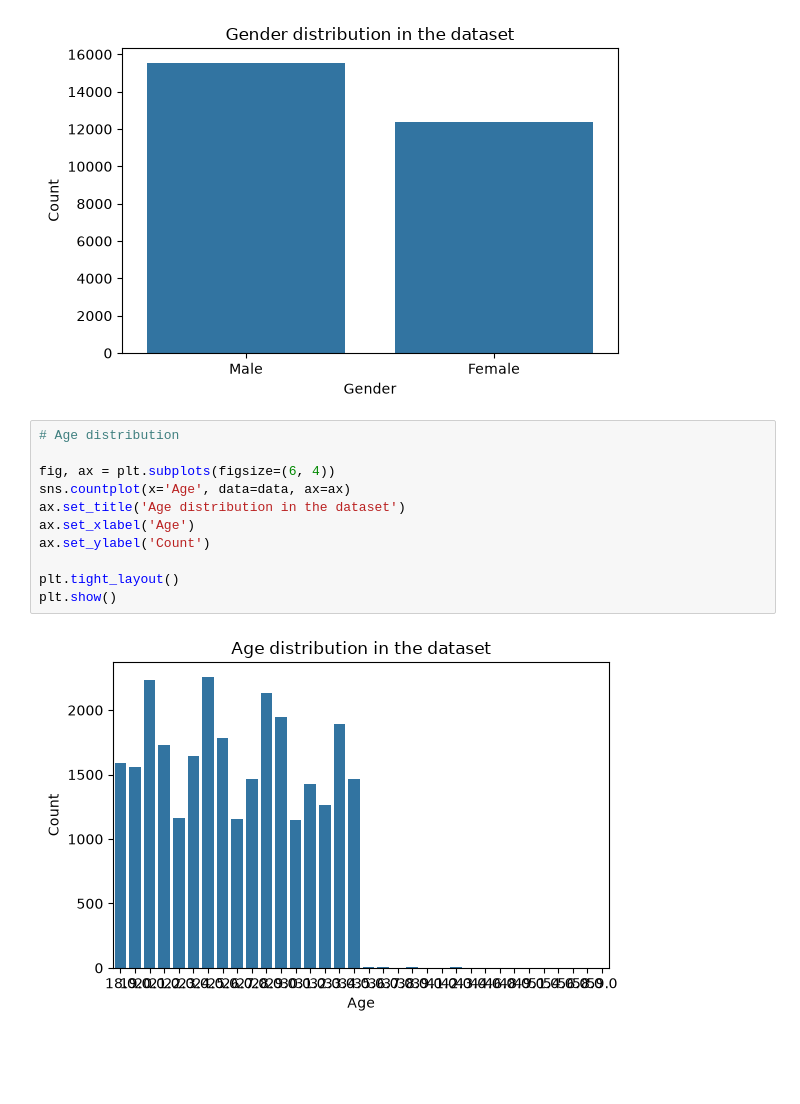
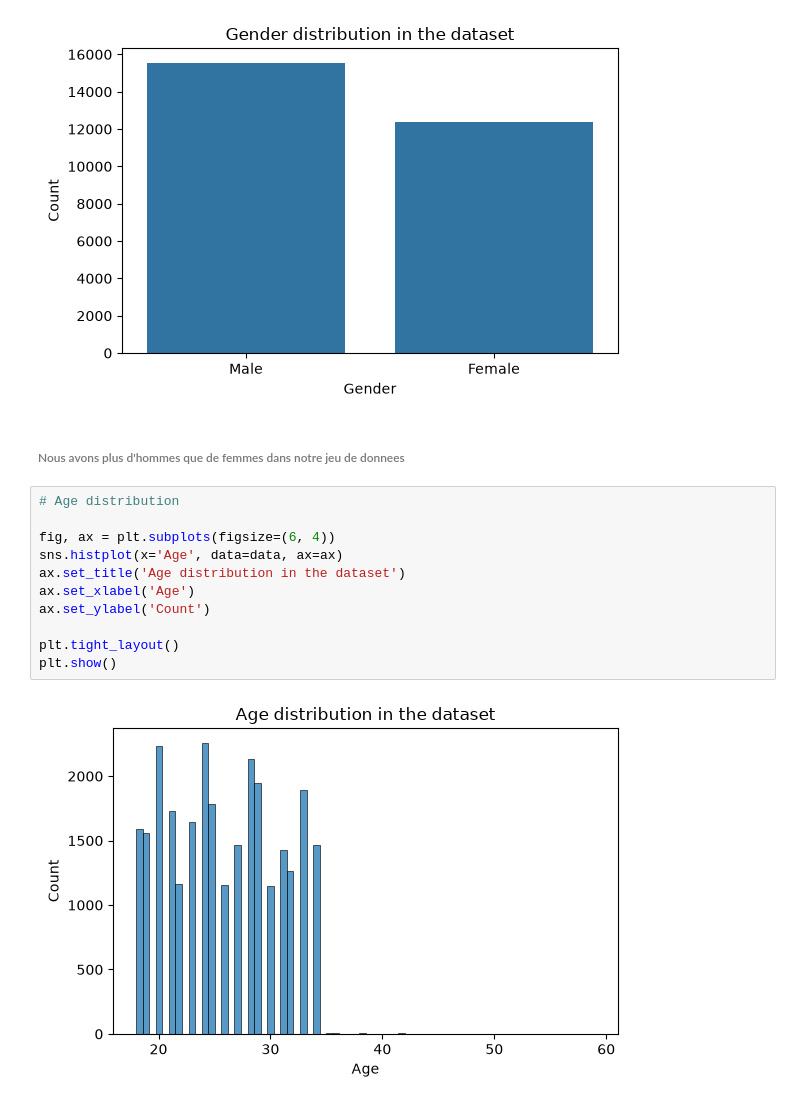
Before and after one commit to UlysseNMK312/Student_depression_analysis, a Jupyter notebook: notebooks/exploration.ipynb, the cells around one changed output. Saved outputs shown, nothing was run; the diff lists cells and outputs as text; blank space fills up the shorter version.

```diff
--- a/notebooks/exploration.ipynb
+++ b/notebooks/exploration.ipynb
@@ -202,16 +202,18 @@ plt.tight_layout()
 plt.show()
 # %% [output]
 [figure]
+# %% [markdown]
+###### Nous avons plus d'hommes que de femmes dans notre jeu de donnees
 # %%
 # Age distribution
 
 fig, ax = plt.subplots(figsize=(6, 4))
-sns.countplot(x='Age', data=data, ax=ax)
+sns.histplot(x='Age', data=data, ax=ax)
 ax.set_title('Age distribution in the dataset')
 ax.set_xlabel('Age')
 ax.set_ylabel('Count')
 
 plt.tight_layout()
 plt.show()
 # %% [output]
-[figure, old version]
+[figure, new version]
```
Also changed, not shown: parts of 10 cells of this notebook.
